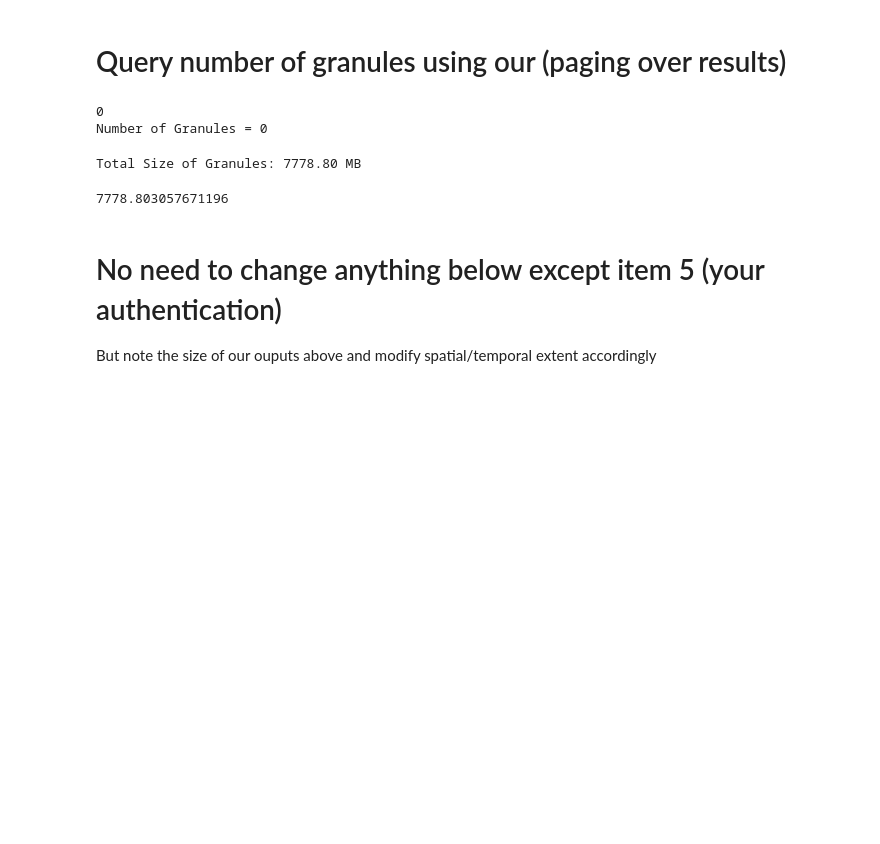
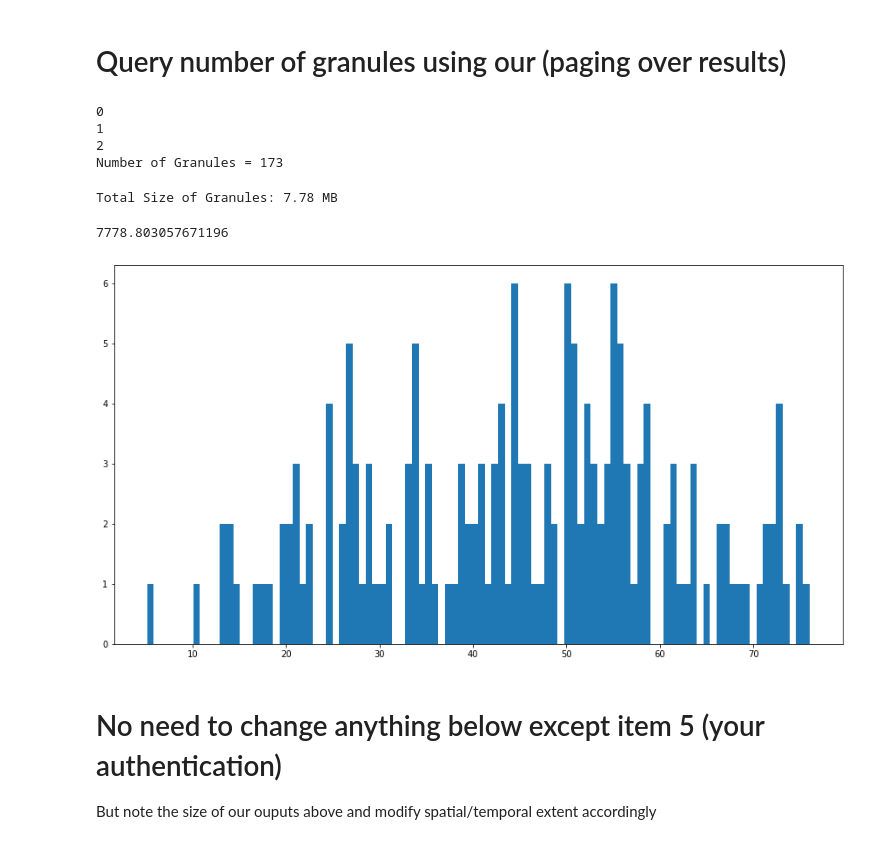
Before and after one commit to bidhya/icesat2, a Jupyter notebook: 01_ATL06_08 Download.ipynb, the cells around one changed output. Cells and saved outputs as stored; diff of their text form; code cells hidden in the pictures; blank space fills up the shorter version.

```diff
--- a/01_ATL06_08 Download.ipynb
+++ b/01_ATL06_08 Download.ipynb
@@ -203,9 +205,9 @@ Replace Start and End date time in the following string format by replacement
 # %% [markdown]
 # Query number of granules using our (paging over results)
 # %%
-start_date = '2019-11-01' # Last available : 2019-11-12 (ATL08/06) [Greenland 2019-08-01 to 2019-10-01]
+start_date = '2019-06-15' # Last available : 2019-11-12 (ATL08/06) [Greenland 2019-08-01 to 2019-10-01]
 start_time = '00:00:00' #HH:mm:ss format
-end_date = '2020-04-01' #'2019-09-30'
+end_date = '2019-07-01' #'2019-09-30'
 end_time = '23:59:59'
 temporal = '' #start_date + 'T' + start_time + 'Z' + ',' + end_date + 'T' + end_time + 'Z'
 
@@ -239,18 +241,22 @@ while True:
 print(f'Number of Granules = {len(granules)}')
 # %% [output]
 0
-Number of Granules = 0
+1
+2
+Number of Granules = 173
 # %%
 granule_sizes = [float(granule['granule_size']) for granule in granules]
-print(f'Total Size of Granules: {sum(granule_sizes):.2f} MB') #/1000 GB
+print(f'Total Size of Granules: {sum(granule_sizes)/1000:.2f} MB') #/1000 GB
 # %% [output]
-Total Size of Granules: 7778.80 MB
+Total Size of Granules: 7.78 MB
 # %%
 sum(granule_sizes)
 # %% [output]
 7778.803057671196
 # %%
-# plt.hist(granule_sizes, bins=100);
+plt.hist(granule_sizes, bins=100);
+# %% [output]
+[figure, added]
 # %% [markdown]
 # No need to change anything below except item 5 (your authentication)
 But note the size of our ouputs above and modify spatial/temporal extent accordingly
```
Also changed, not shown: parts of 8 cells of this notebook, 1 other file.
